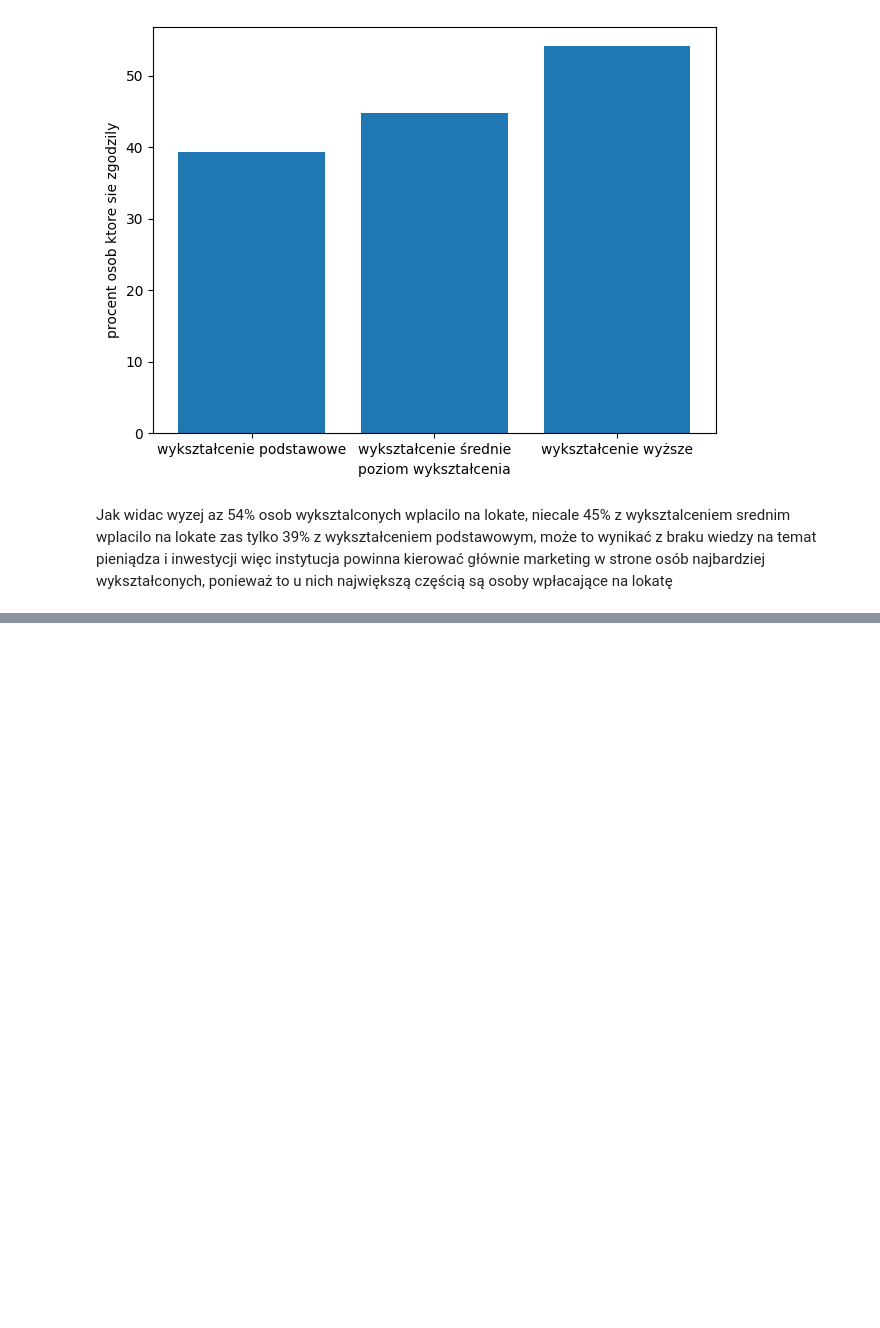
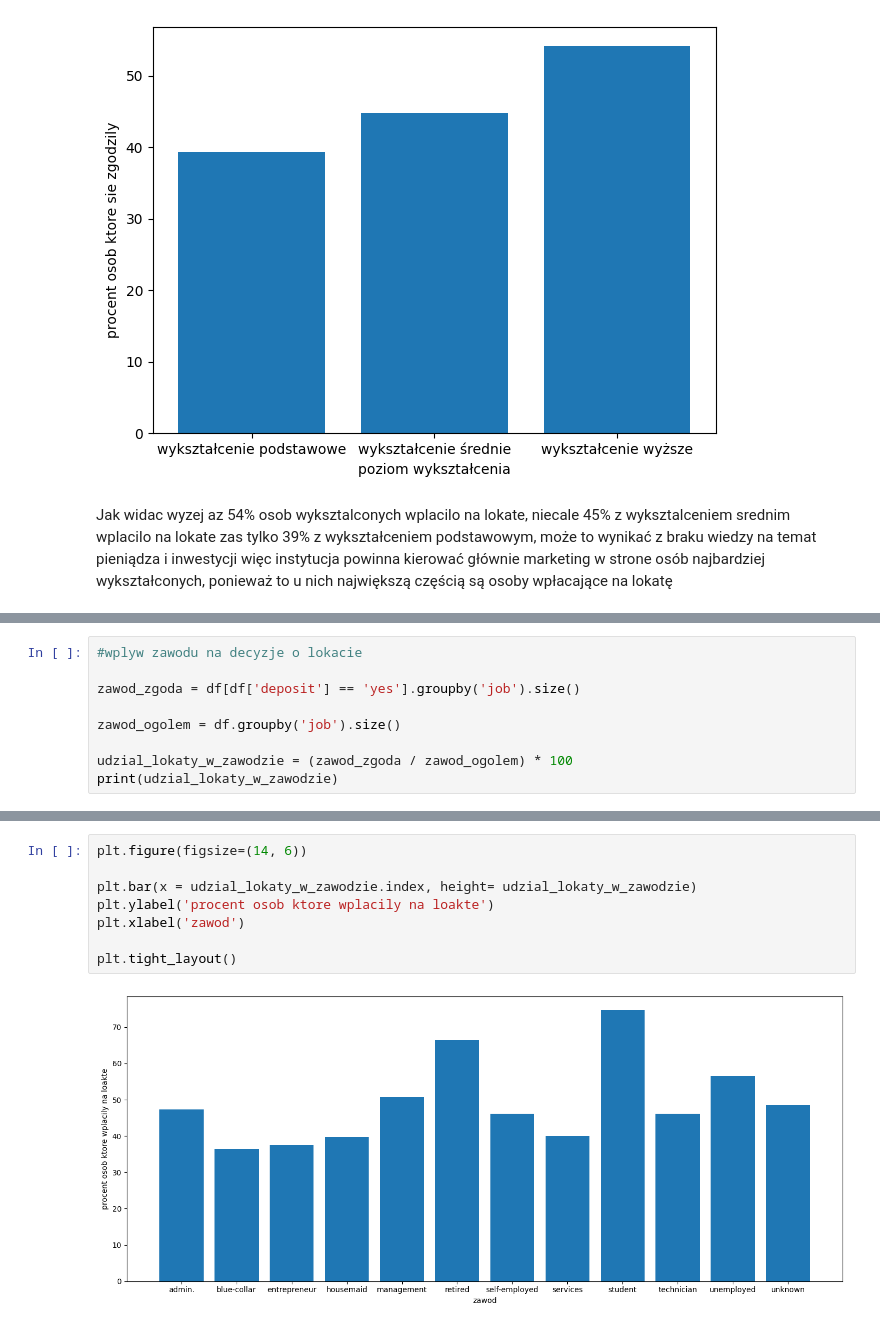
Before and after one commit to koxkuba0/Projekt-AiWD, a Jupyter notebook: Projekt.ipynb, the cells around one changed output, grey strips where cells are left out. Drawn from its saved outputs; the diff is of its cells as text; blank space fills up the shorter version.

Commit message:
dodanie dwoch kolejnych zaleznosci konkretnie zawodu oraz grupy wiekowej

```diff
--- a/Projekt.ipynb
+++ b/Projekt.ipynb
@@ -124,0 +142,9 @@ Jak widac wyzej az 54% osob wyksztalconych wplacilo na lokate, niecale 45% z wyk
+# %%
+#wplyw zawodu na decyzje o lokacie
+
+zawod_zgoda = df[df['deposit'] == 'yes'].groupby('job').size()
+
+zawod_ogolem = df.groupby('job').size()
+
+udzial_lokaty_w_zawodzie = (zawod_zgoda / zawod_ogolem) * 100
+print(udzial_lokaty_w_zawodzie)
@@ -124,0 +166,10 @@ Jak widac wyzej az 54% osob wyksztalconych wplacilo na lokate, niecale 45% z wyk
+# %%
+plt.figure(figsize=(14, 6))
+
+plt.bar(x = udzial_lokaty_w_zawodzie.index, height= udzial_lokaty_w_zawodzie)
+plt.ylabel('procent osob ktore wplacily na loakte')
+plt.xlabel('zawod')
+
+plt.tight_layout()
+# %% [output]
+[figure, added]
```
Also changed, not shown: parts of 4 cells of this notebook.
